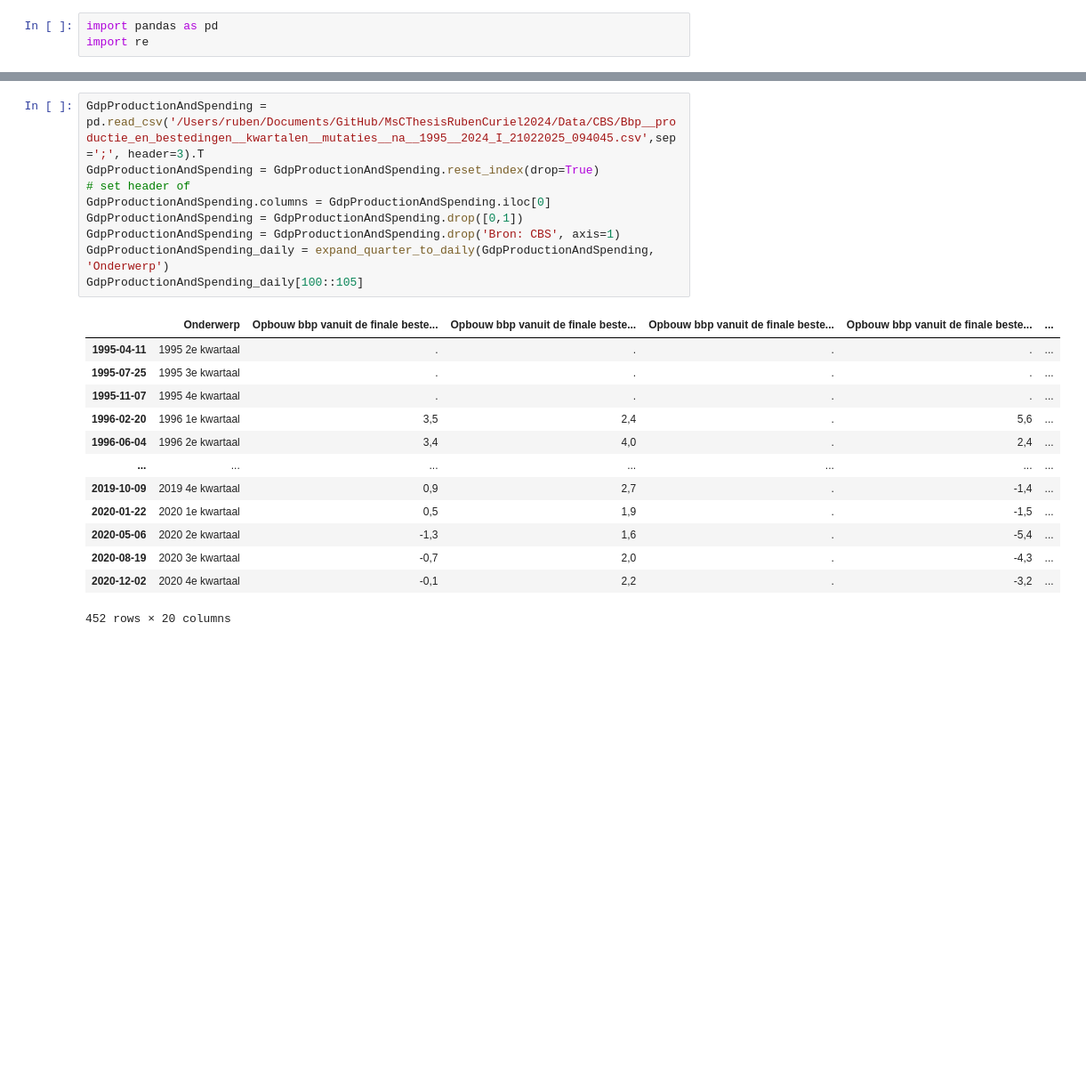
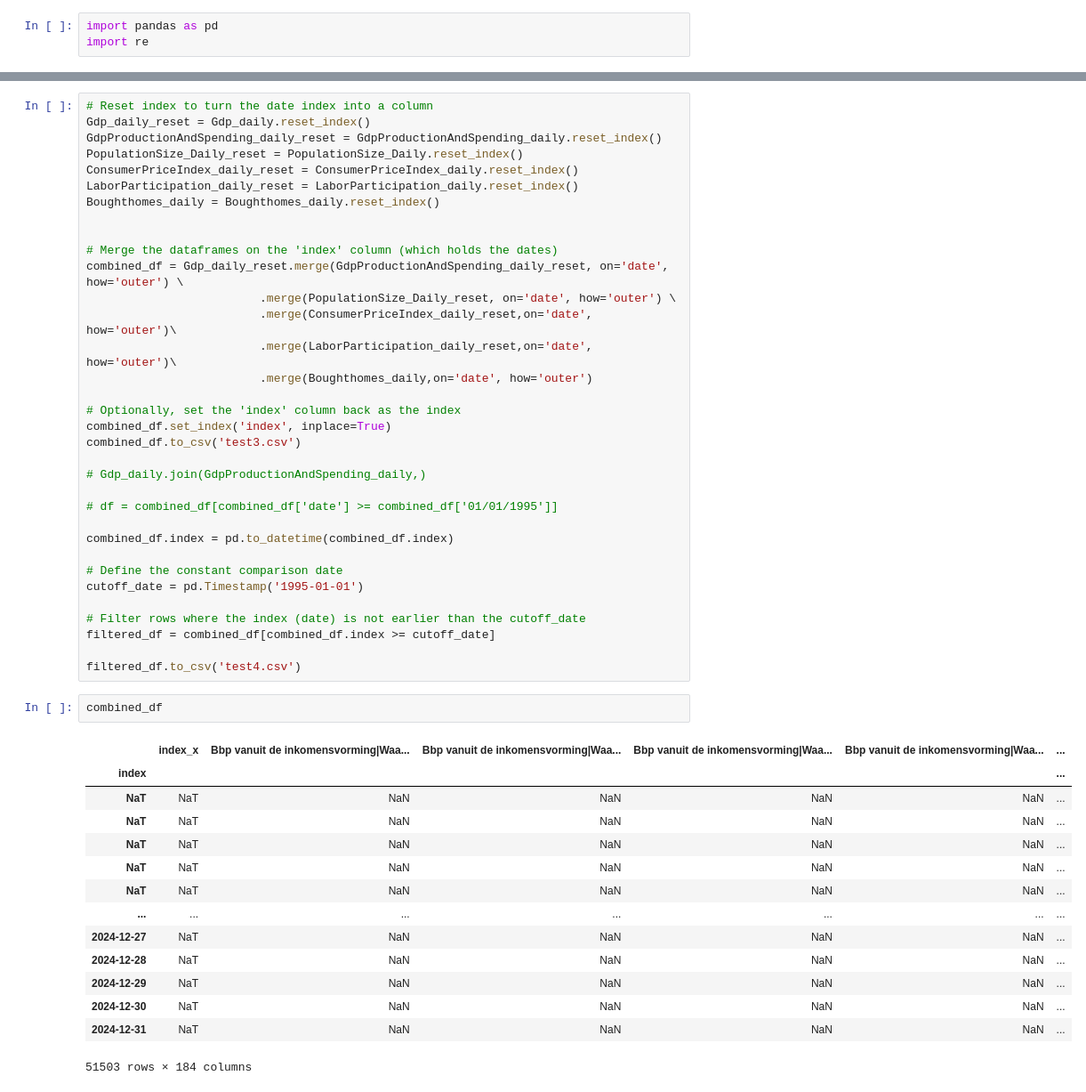
Before and after one commit to rzff/MsCThesisRubenCuriel2024, a Jupyter notebook: Code/EDA.ipynb, the cells around one changed output, grey strips where cells are left out. Shown at 89% size. Cells and saved outputs as stored; diff of their text form; blank space fills up the shorter version.

```diff
--- a/Code/EDA.ipynb
+++ b/Code/EDA.ipynb
@@ -248,23 +300,51 @@ Gdp_daily.head(5)
-# %%
-GdpProductionAndSpending = pd.read_csv('/Users/ruben/Documents/GitHub/MsCThesisRubenCuriel2024/Data/CBS/Bbp__productie_en_bestedingen__kwartalen__mutaties__na__1995__2024_I_21022025_094045.csv',sep=';', header=3).T
-GdpProductionAndSpending = GdpProductionAndSpending.reset_index(drop=True)
-# set header of
-GdpProductionAndSpending.columns = GdpProductionAndSpending.iloc[0]
-GdpProductionAndSpending = GdpProductionAndSpending.drop([0,1])
-GdpProductionAndSpending = GdpProductionAndSpending.drop('Bron: CBS', axis=1)
-GdpProductionAndSpending_daily = expand_quarter_to_daily(GdpProductionAndSpending, 'Onderwerp')
-GdpProductionAndSpending_daily[100::105]
-# %% [output]
-|  | Onderwerp | Opbouw bbp vanuit de finale beste... | Opbouw bbp vanuit de finale beste... | Opbouw bbp vanuit de finale beste... | Opbouw bbp vanuit de finale beste... | ... |
-| 1995-04-11 | 1995 2e kwartaal | . | . | . | . | ... |
-| 1995-07-25 | 1995 3e kwartaal | . | . | . | . | ... |
-| 1995-11-07 | 1995 4e kwartaal | . | . | . | . | ... |
-| 1996-02-20 | 1996 1e kwartaal | 3,5 | 2,4 | . | 5,6 | ... |
-| 1996-06-04 | 1996 2e kwartaal | 3,4 | 4,0 | . | 2,4 | ... |
-| ... | ... | ... | ... | ... | ... | ... |
-| 2019-10-09 | 2019 4e kwartaal | 0,9 | 2,7 | . | -1,4 | ... |
-| 2020-01-22 | 2020 1e kwartaal | 0,5 | 1,9 | . | -1,5 | ... |
-| 2020-05-06 | 2020 2e kwartaal | -1,3 | 1,6 | . | -5,4 | ... |
-| 2020-08-19 | 2020 3e kwartaal | -0,7 | 2,0 | . | -4,3 | ... |
-| 2020-12-02 | 2020 4e kwartaal | -0,1 | 2,2 | . | -3,2 | ... |
-452 rows × 20 columns
+# %%
+# Reset index to turn the date index into a column
+Gdp_daily_reset = Gdp_daily.reset_index()
+GdpProductionAndSpending_daily_reset = GdpProductionAndSpending_daily.reset_index()
+PopulationSize_Daily_reset = PopulationSize_Daily.reset_index()
+ConsumerPriceIndex_daily_reset = ConsumerPriceIndex_daily.reset_index()
+LaborParticipation_daily_reset = LaborParticipation_daily.reset_index()
+Boughthomes_daily = Boughthomes_daily.reset_index()
+
+
+# Merge the dataframes on the 'index' column (which holds the dates)
+combined_df = Gdp_daily_reset.merge(GdpProductionAndSpending_daily_reset, on='date', how='outer') \
+                         .merge(PopulationSize_Daily_reset, on='date', how='outer') \
+                         .merge(ConsumerPriceIndex_daily_reset,on='date', how='outer')\
+                         .merge(LaborParticipation_daily_reset,on='date', how='outer')\
+                         .merge(Boughthomes_daily,on='date', how='outer')
+
+# Optionally, set the 'index' column back as the index
+combined_df.set_index('index', inplace=True)
+combined_df.to_csv('test3.csv')
+
+# Gdp_daily.join(GdpProductionAndSpending_daily,)
+
+# df = combined_df[combined_df['date'] >= combined_df['01/01/1995']]
+
+combined_df.index = pd.to_datetime(combined_df.index)
+
+# Define the constant comparison date
+cutoff_date = pd.Timestamp('1995-01-01')
+
+# Filter rows where the index (date) is not earlier than the cutoff_date
+filtered_df = combined_df[combined_df.index >= cutoff_date]
+
+filtered_df.to_csv('test4.csv')
+# %%
+combined_df
+# %% [output]
+|  | index_x | Bbp vanuit de inkomensvorming|Waa... | Bbp vanuit de inkomensvorming|Waa... | Bbp vanuit de inkomensvorming|Waa... | Bbp vanuit de inkomensvorming|Waa... | ... |
+| index |  |  |  |  |  | ... |
+| NaT | NaT | NaN | NaN | NaN | NaN | ... |
+| NaT | NaT | NaN | NaN | NaN | NaN | ... |
+| NaT | NaT | NaN | NaN | NaN | NaN | ... |
+| NaT | NaT | NaN | NaN | NaN | NaN | ... |
+| NaT | NaT | NaN | NaN | NaN | NaN | ... |
+| ... | ... | ... | ... | ... | ... | ... |
+| 2024-12-27 | NaT | NaN | NaN | NaN | NaN | ... |
+| 2024-12-28 | NaT | NaN | NaN | NaN | NaN | ... |
+| 2024-12-29 | NaT | NaN | NaN | NaN | NaN | ... |
+| 2024-12-30 | NaT | NaN | NaN | NaN | NaN | ... |
+| 2024-12-31 | NaT | NaN | NaN | NaN | NaN | ... |
+51503 rows × 184 columns
```
Also changed, not shown: parts of 10 cells of this notebook, 6 other files.
